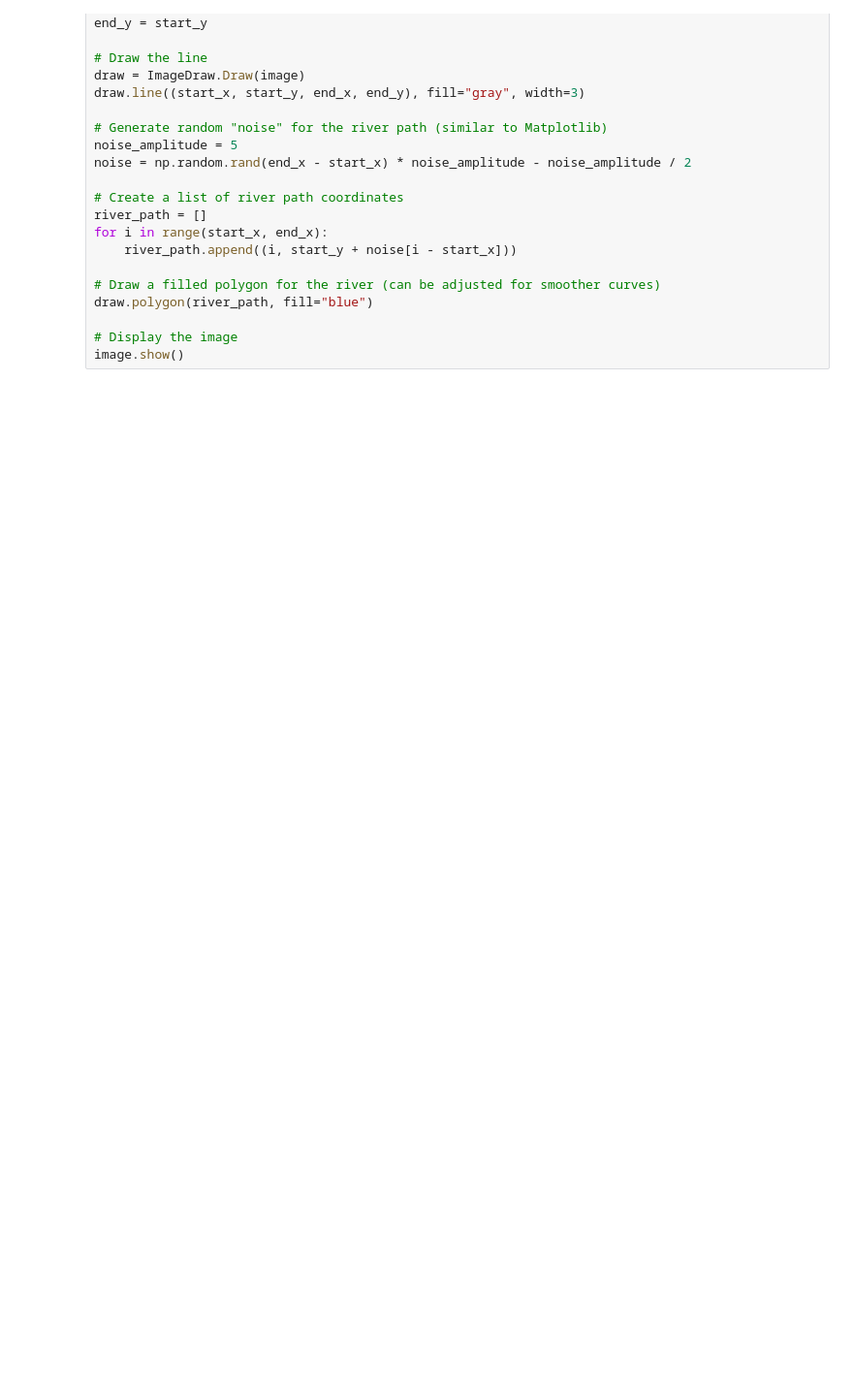
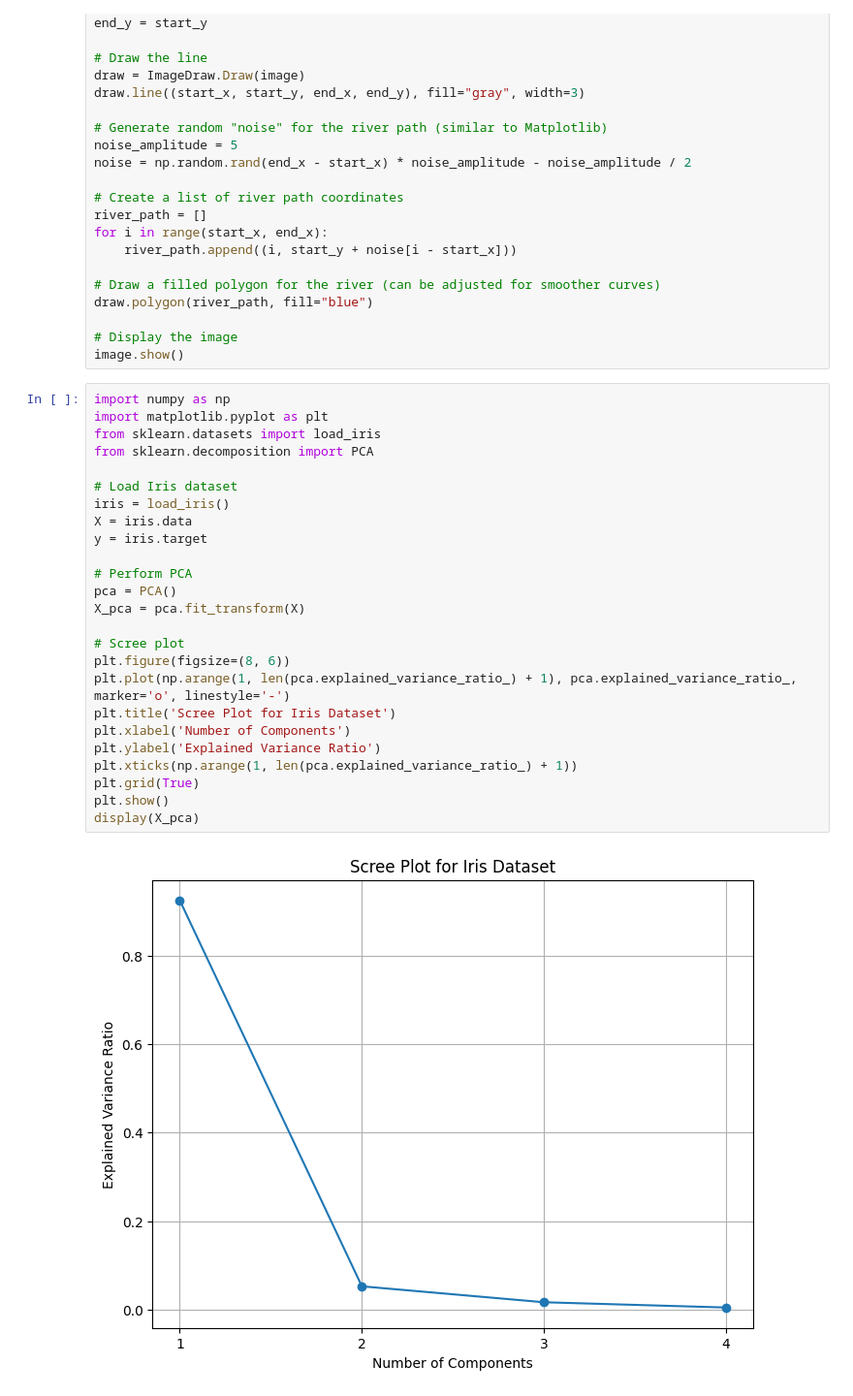
Before and after one commit to Versus-91/aitoolkit, a Jupyter notebook: test.ipynb, the cells around one changed output. Shown at 97% size. Saved outputs shown, nothing was run; the diff lists cells and outputs as text; blank space fills up the shorter version.

Commit message:
scree plot

```diff
--- a/test.ipynb
+++ b/test.ipynb
@@ -811,3 +811,30 @@ draw.polygon(river_path, fill="blue")
 
 # Display the image
 image.show()
+# %%
+import numpy as np
+import matplotlib.pyplot as plt
+from sklearn.datasets import load_iris
+from sklearn.decomposition import PCA
+
+# Load Iris dataset
+iris = load_iris()
+X = iris.data
+y = iris.target
+
+# Perform PCA
+pca = PCA()
+X_pca = pca.fit_transform(X)
+
+# Scree plot
+plt.figure(figsize=(8, 6))
+plt.plot(np.arange(1, len(pca.explained_variance_ratio_) + 1), pca.explained_variance_ratio_, marker='o', linestyle='-')
+plt.title('Scree Plot for Iris Dataset')
+plt.xlabel('Number of Components')
+plt.ylabel('Explained Variance Ratio')
+plt.xticks(np.arange(1, len(pca.explained_variance_ratio_) + 1))
+plt.grid(True)
+plt.show()
+display(X_pca)
+# %% [output]
+[figure, added]
```
Also changed, not shown: parts of 1 cell of this notebook, 4 other files.
